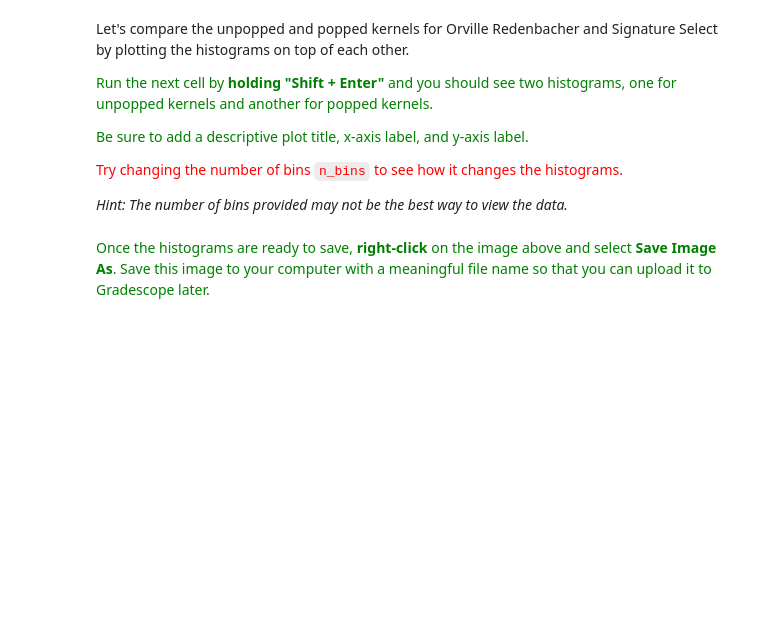
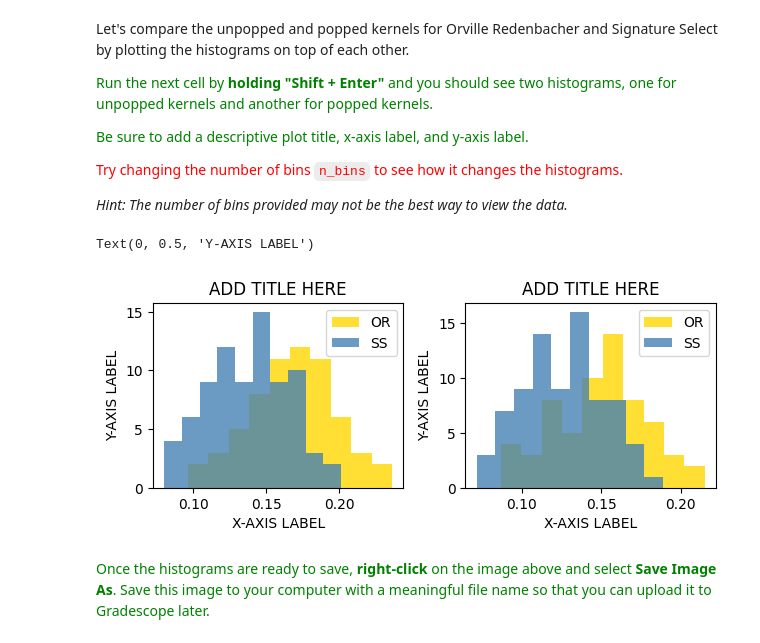
Before and after one commit to erinetaylor/AChemLab, a Jupyter notebook: KernelQuestII.ipynb, the cells around one changed output. Saved outputs shown, nothing was run; the diff lists cells and outputs as text; code cells hidden in the pictures; blank space fills up the shorter version.

```diff
--- a/KernelQuestII.ipynb
+++ b/KernelQuestII.ipynb
@@ -237,25 +298,28 @@ Let's compare the unpopped and popped kernels for Orville Redenbacher and Signat
 
 *Hint: The number of bins provided may not be the best way to view the data.*</font>
 # %%
-n_bins = 20
+n_bins = 10
 fig, axs = plt.subplots(1,2, sharey=True, tight_layout=True)
 #Plotting Unpopped Kernel Histogram
 plt.subplot(221)
 plt.hist(OR_Unpopped, bins=n_bins, label='OR', color = "gold", alpha = 0.8) #Orville Redenbacher Unpopped Data
 plt.hist(SS_Unpopped, bins=n_bins, label='SS', color = "steelblue", alpha = 0.8) #Signature Select Unpopped Data
 plt.legend(loc="best")
 plt.title("ADD TITLE HERE")
 plt.xlabel("X-AXIS LABEL")
 plt.ylabel("Y-AXIS LABEL")
 
 #Plotting Popped Kernel Histogram
 plt.subplot(222)
 plt.hist(OR_Popped, bins=n_bins, label='OR', color = "gold", alpha = 0.8) #Orville Redenbacher Popped Data
 plt.hist(SS_Popped, bins=n_bins, label='SS', color = "steelblue", alpha = 0.8) #Signature Select Popped Data
 plt.legend(loc="best")
 plt.title("ADD TITLE HERE")
 plt.xlabel("X-AXIS LABEL")
 plt.ylabel("Y-AXIS LABEL")
+# %% [output]
+Text(0, 0.5, 'Y-AXIS LABEL')
+[figure, added]
 # %% [markdown]
 <font color='green'>Once the histograms are ready to save, **right-click** on the image above and select **Save Image As**. Save this image to your computer with a meaningful file name so that you can upload it to Gradescope later.
 # %% [markdown]
```
Also changed, not shown: parts of 16 cells of this notebook.
